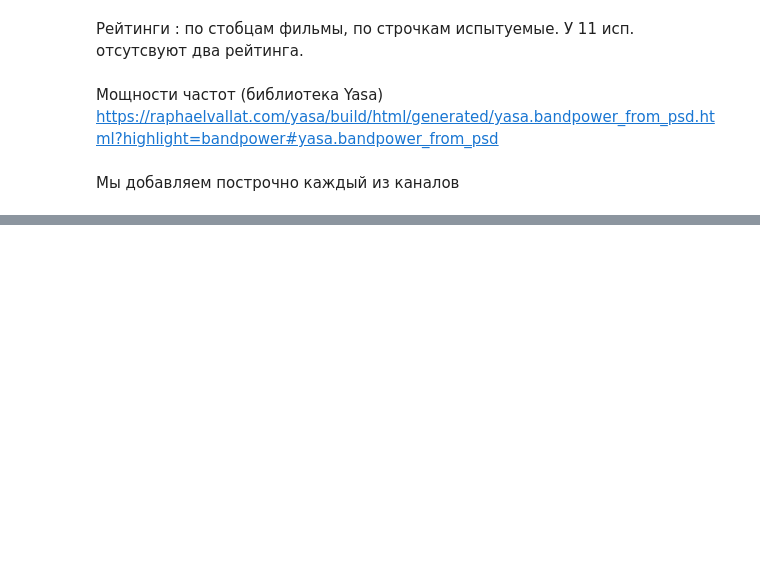
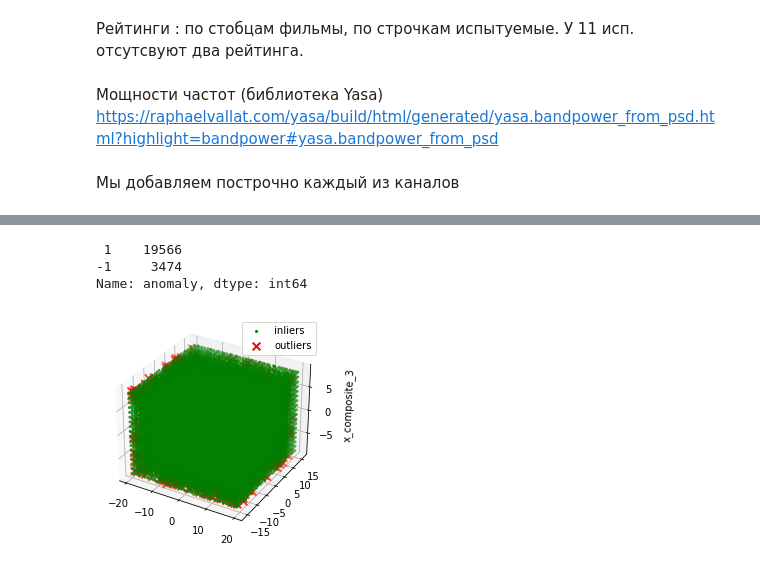
Before and after one commit to Nakinamo/EEG-notebooks, a Jupyter notebook: Feature_extraction.ipynb, the cells around one changed output, grey strips where cells are left out. Drawn from its saved outputs; the diff is of its cells as text; code cells hidden in the pictures; blank space fills up the shorter version.

```diff
--- a/Feature_extraction.ipynb
+++ b/Feature_extraction.ipynb
@@ -172,0 +280,2 @@ for Subject in tqdm_notebook(range(n_subjects)):
+# %%
+data_all = pd.read_csv('deap_features_neurokit2.csv')
@@ -172,0 +300,29 @@ for Subject in tqdm_notebook(range(n_subjects)):
+# %%
+to_model_columns=data_all.columns
+clf=IsolationForest(n_estimators=1000)
+clf.fit(data_all[to_model_columns])
+pred = clf.predict(data_all[to_model_columns])
+data_all['anomaly'] = pred
+outliers = data_all.loc[data_all['anomaly'] == -1]
+outlier_index = list(outliers.index)
+#Find the number of anomalies and normal points here points classified -1 are anomalous
+print(data_all['anomaly'].value_counts())
+# %% [output]
+ 1    19566
+-1     3474
+Name: anomaly, dtype: int64
+# %%
+pca = PCA(n_components=3)
+X_reduce = pca.fit_transform(data_all)
+fig = plt.figure()
+ax = fig.add_subplot(111, projection='3d')
+ax.set_zlabel("x_composite_3")
+# Plot the compressed data points
+ax.scatter(X_reduce[:, 0], X_reduce[:, 1], zs=X_reduce[:, 2], s=4, lw=1, label="inliers",c="green")
+# Plot x's for the ground truth outliers
+ax.scatter(X_reduce[outlier_index, 0],X_reduce[outlier_index, 1], X_reduce[outlier_index, 2],
+           lw=2, s=60, marker="x", c="red", label="outliers")
+ax.legend()
+plt.show()
+# %% [output]
+[figure, added]
```
Also changed, not shown: parts of 23 cells of this notebook.
